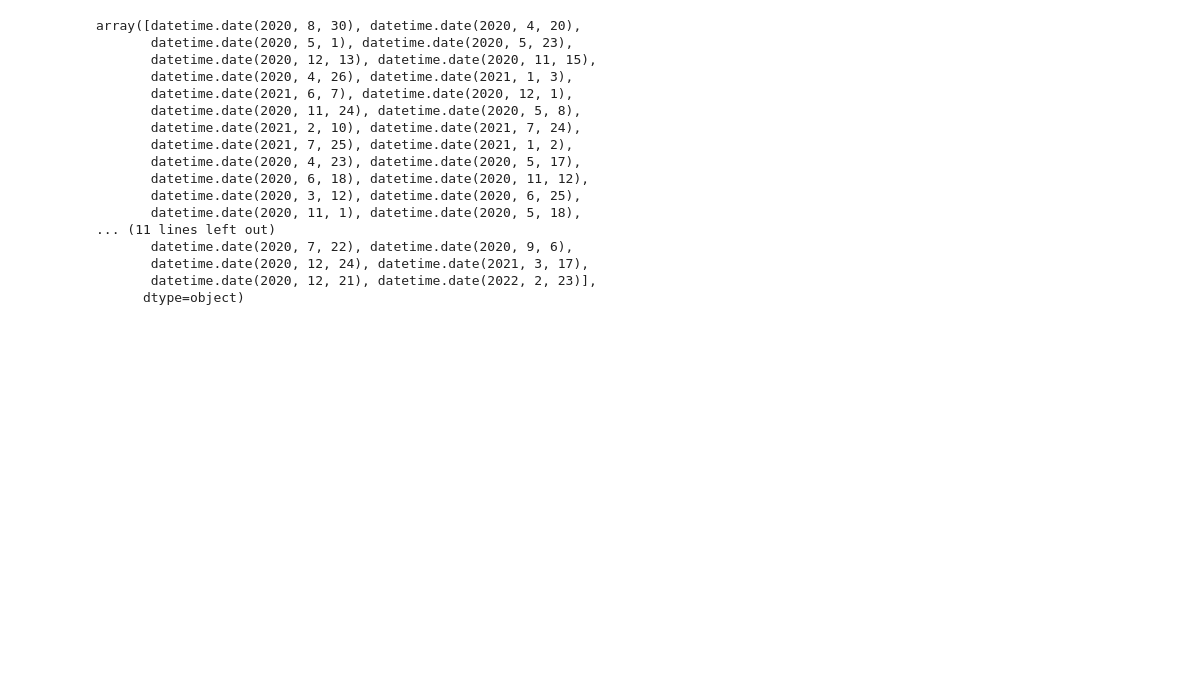
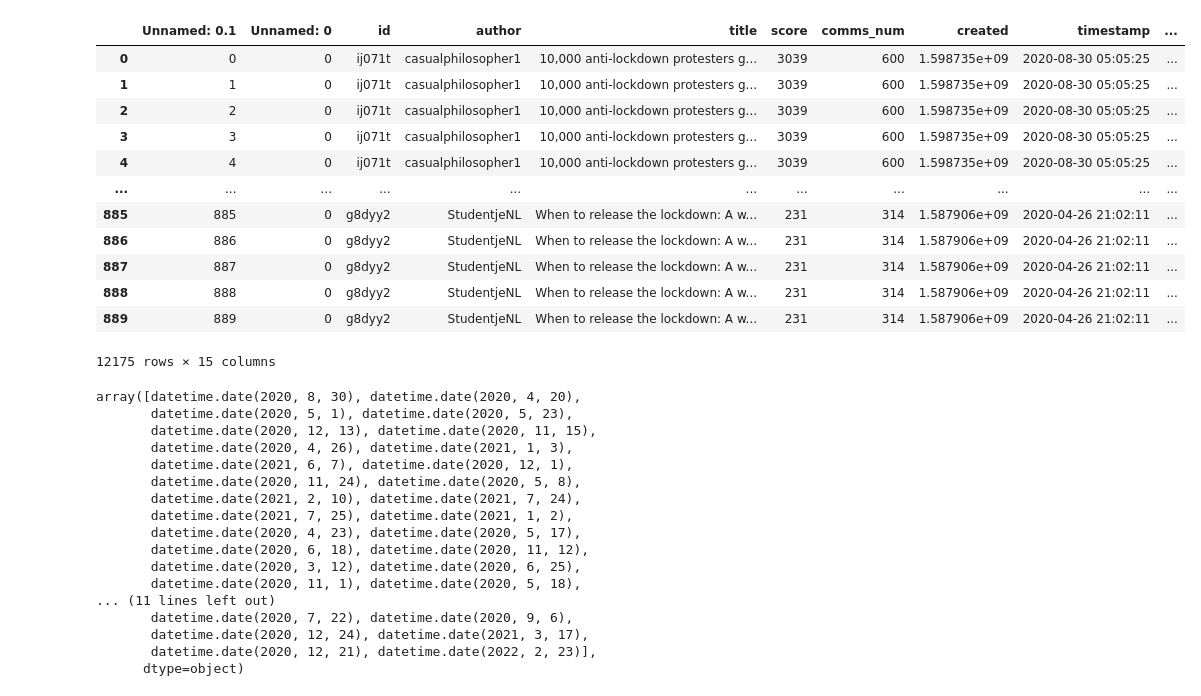
Before and after one commit to jlrqq/covid-19-anti-lockdown-protests, a Jupyter notebook: Reddit_Sentiments/timeline.ipynb, the cells around one changed output. Cells and saved outputs as stored; diff of their text form; code cells hidden in the pictures; blank space fills up the shorter version.

Commit message:
add collated data

```diff
--- a/Reddit_Sentiments/timeline.ipynb
+++ b/Reddit_Sentiments/timeline.ipynb
@@ -8,3 +8,18 @@ corona = pd.read_csv("../Reddit_Sentiments/corona_sentiments.csv")
 covid19 = pd.read_csv("../Reddit_Sentiments/covid19_sentiments.csv")
 # %%
 all_data = pd.concat([anti,corona,covid19])
+all_data
+# %% [output]
+|  | Unnamed: 0.1 | Unnamed: 0 | id | author | title | score | comms_num | created | timestamp | ... |
+| 0 | 0 | 0 | ij071t | casualphilosopher1 | 10,000 anti-lockdown protesters g... | 3039 | 600 | 1.598735e+09 | 2020-08-30 05:05:25 | ... |
+| 1 | 1 | 0 | ij071t | casualphilosopher1 | 10,000 anti-lockdown protesters g... | 3039 | 600 | 1.598735e+09 | 2020-08-30 05:05:25 | ... |
+| 2 | 2 | 0 | ij071t | casualphilosopher1 | 10,000 anti-lockdown protesters g... | 3039 | 600 | 1.598735e+09 | 2020-08-30 05:05:25 | ... |
+| 3 | 3 | 0 | ij071t | casualphilosopher1 | 10,000 anti-lockdown protesters g... | 3039 | 600 | 1.598735e+09 | 2020-08-30 05:05:25 | ... |
+| 4 | 4 | 0 | ij071t | casualphilosopher1 | 10,000 anti-lockdown protesters g... | 3039 | 600 | 1.598735e+09 | 2020-08-30 05:05:25 | ... |
+| ... | ... | ... | ... | ... | ... | ... | ... | ... | ... | ... |
+| 885 | 885 | 0 | g8dyy2 | StudentjeNL | When to release the lockdown: A w... | 231 | 314 | 1.587906e+09 | 2020-04-26 21:02:11 | ... |
+| 886 | 886 | 0 | g8dyy2 | StudentjeNL | When to release the lockdown: A w... | 231 | 314 | 1.587906e+09 | 2020-04-26 21:02:11 | ... |
+| 887 | 887 | 0 | g8dyy2 | StudentjeNL | When to release the lockdown: A w... | 231 | 314 | 1.587906e+09 | 2020-04-26 21:02:11 | ... |
+| 888 | 888 | 0 | g8dyy2 | StudentjeNL | When to release the lockdown: A w... | 231 | 314 | 1.587906e+09 | 2020-04-26 21:02:11 | ... |
+| 889 | 889 | 0 | g8dyy2 | StudentjeNL | When to release the lockdown: A w... | 231 | 314 | 1.587906e+09 | 2020-04-26 21:02:11 | ... |
+12175 rows × 15 columns
```
Also changed, not shown: parts of 1 cell of this notebook, 1 other file.
